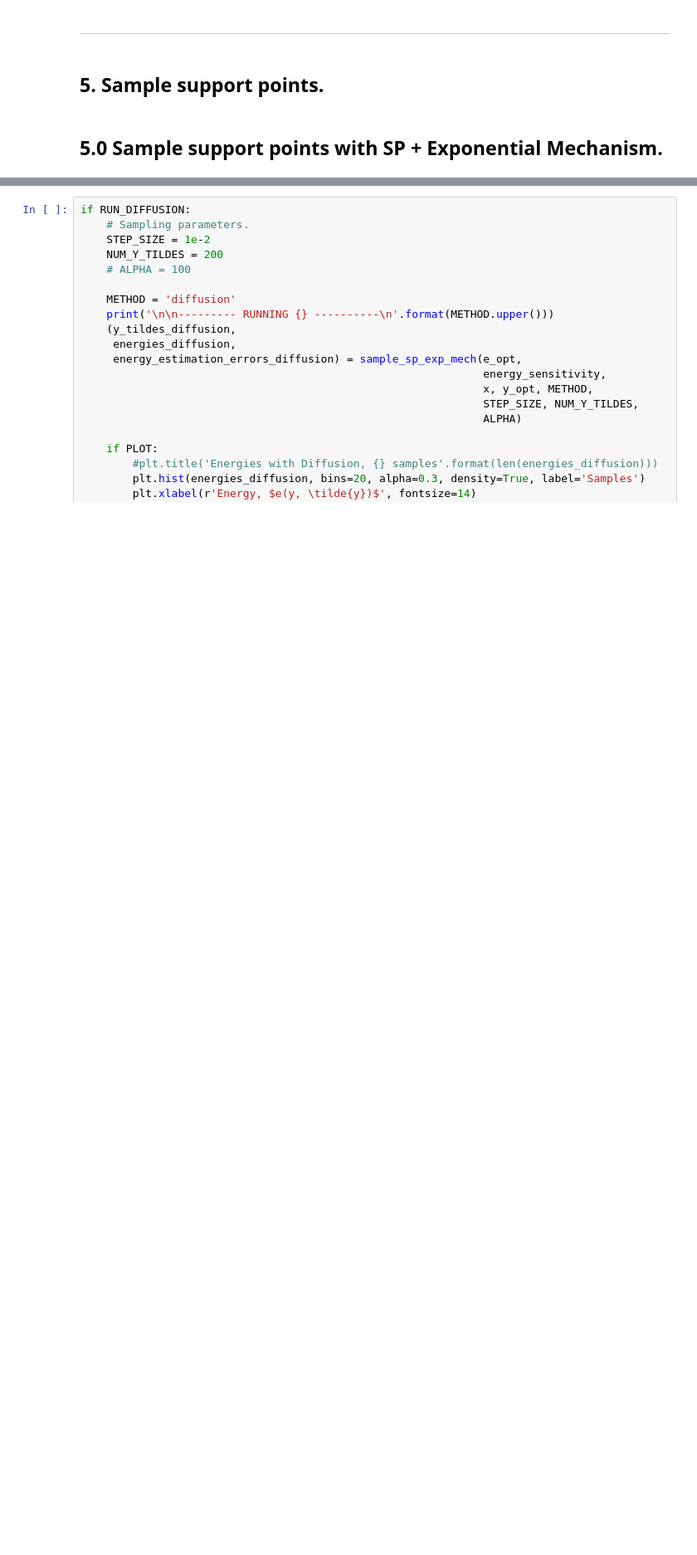
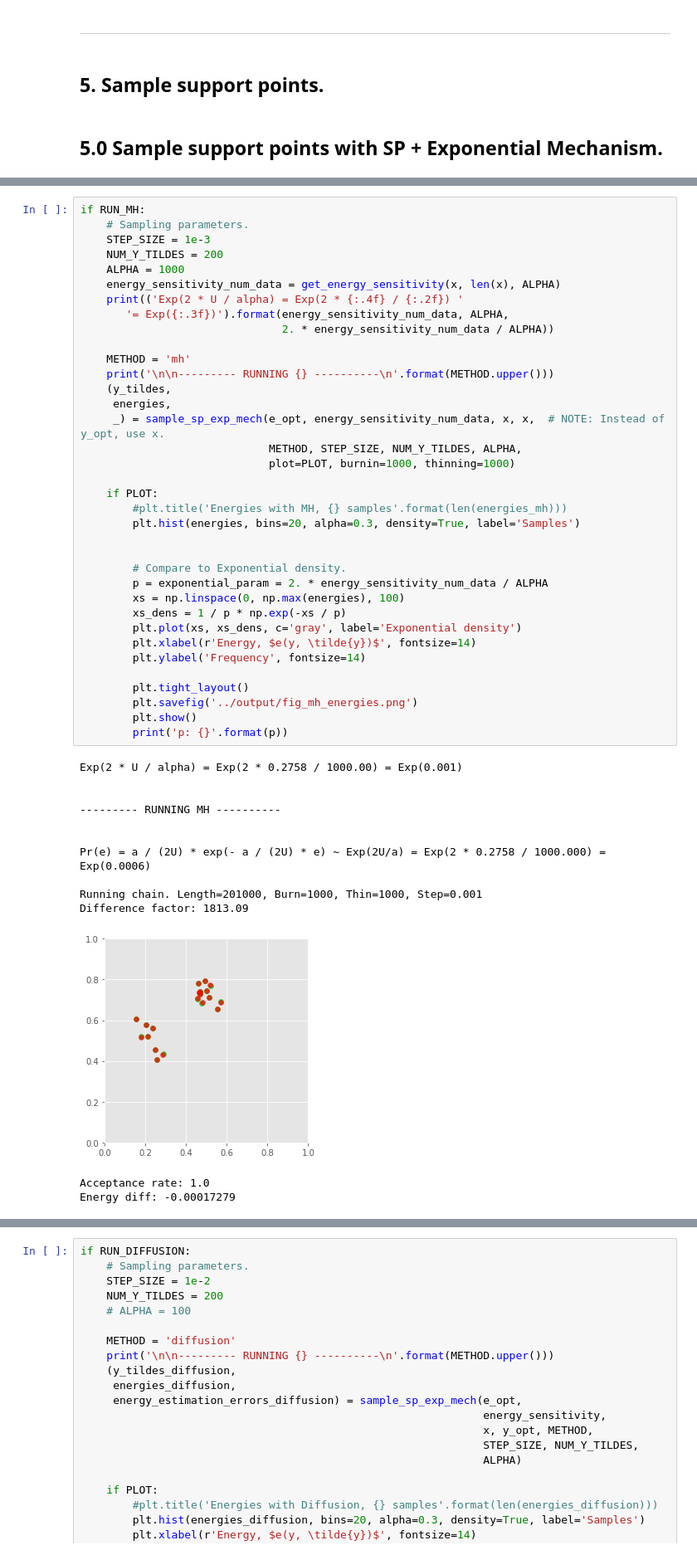
Before and after one commit to diesendruck/pv, a Jupyter notebook: mv_sp_privacy/src/sp_privacy.ipynb, the cells around one changed output, grey strips where cells are left out. Shown at 83% size. Drawn from its saved outputs; the diff is of its cells as text; blank space fills up the shorter version.

```diff
--- a/mv_sp_privacy/src/sp_privacy.ipynb
+++ b/mv_sp_privacy/src/sp_privacy.ipynb
@@ -196,0 +233,50 @@ if RUN_MH:
+# %%
+if RUN_MH:
+    # Sampling parameters.
+    STEP_SIZE = 1e-3
+    NUM_Y_TILDES = 200
+    ALPHA = 1000
+    energy_sensitivity_num_data = get_energy_sensitivity(x, len(x), ALPHA)
+    print(('Exp(2 * U / alpha) = Exp(2 * {:.4f} / {:.2f}) '
+       '= Exp({:.3f})').format(energy_sensitivity_num_data, ALPHA,
+                               2. * energy_sensitivity_num_data / ALPHA))
+
+    METHOD = 'mh'
+    print('\n\n--------- RUNNING {} ----------\n'.format(METHOD.upper()))
+    (y_tildes,
+     energies,
+     _) = sample_sp_exp_mech(e_opt, energy_sensitivity_num_data, x, x,  # NOTE: Instead of y_opt, use x.
+                             METHOD, STEP_SIZE, NUM_Y_TILDES, ALPHA,
+                             plot=PLOT, burnin=1000, thinning=1000)
+
+    if PLOT:
+        #plt.title('Energies with MH, {} samples'.format(len(energies_mh)))
+        plt.hist(energies, bins=20, alpha=0.3, density=True, label='Samples')
+
+
+        # Compare to Exponential density.
+        p = exponential_param = 2. * energy_sensitivity_num_data / ALPHA
+        xs = np.linspace(0, np.max(energies), 100)
+        xs_dens = 1 / p * np.exp(-xs / p)
+        plt.plot(xs, xs_dens, c='gray', label='Exponential density')
+        plt.xlabel(r'Energy, $e(y, \tilde{y})$', fontsize=14)
+        plt.ylabel('Frequency', fontsize=14)
+
+        plt.tight_layout()
+        plt.savefig('../output/fig_mh_energies.png')
+        plt.show()
+        print('p: {}'.format(p))
+# %% [output]
+Exp(2 * U / alpha) = Exp(2 * 0.2758 / 1000.00) = Exp(0.001)
+
+
+--------- RUNNING MH ----------
+
+
+Pr(e) = a / (2U) * exp(- a / (2U) * e) ~ Exp(2U/a) = Exp(2 * 0.2758 / 1000.000) = Exp(0.0006)
+
+Running chain. Length=201000, Burn=1000, Thin=1000, Step=0.001
+Difference factor: 1813.09
+[figure, added]
+Acceptance rate: 1.0
+Energy diff: -0.00017279
```
Also changed, not shown: parts of 20 cells of this notebook, 2 other files.
